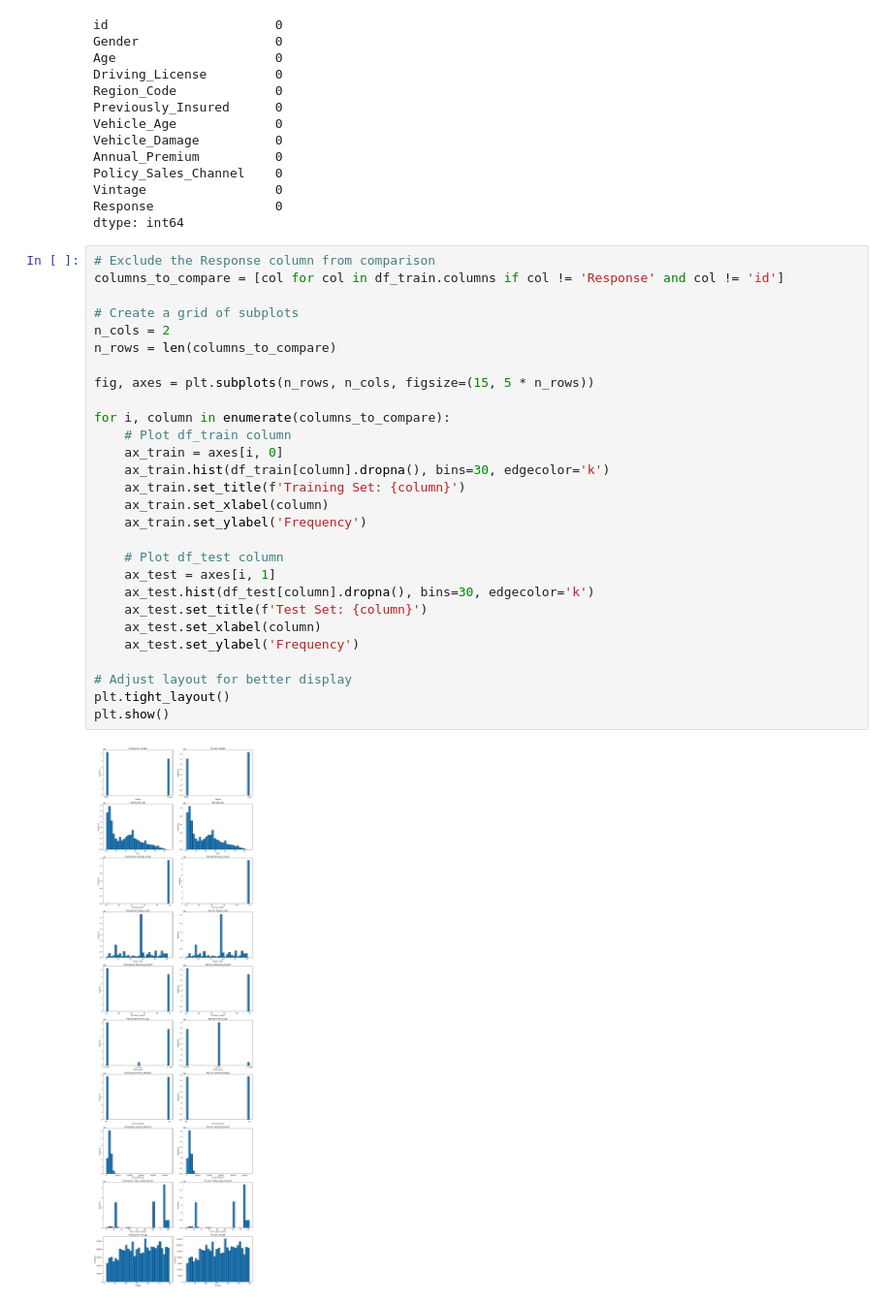
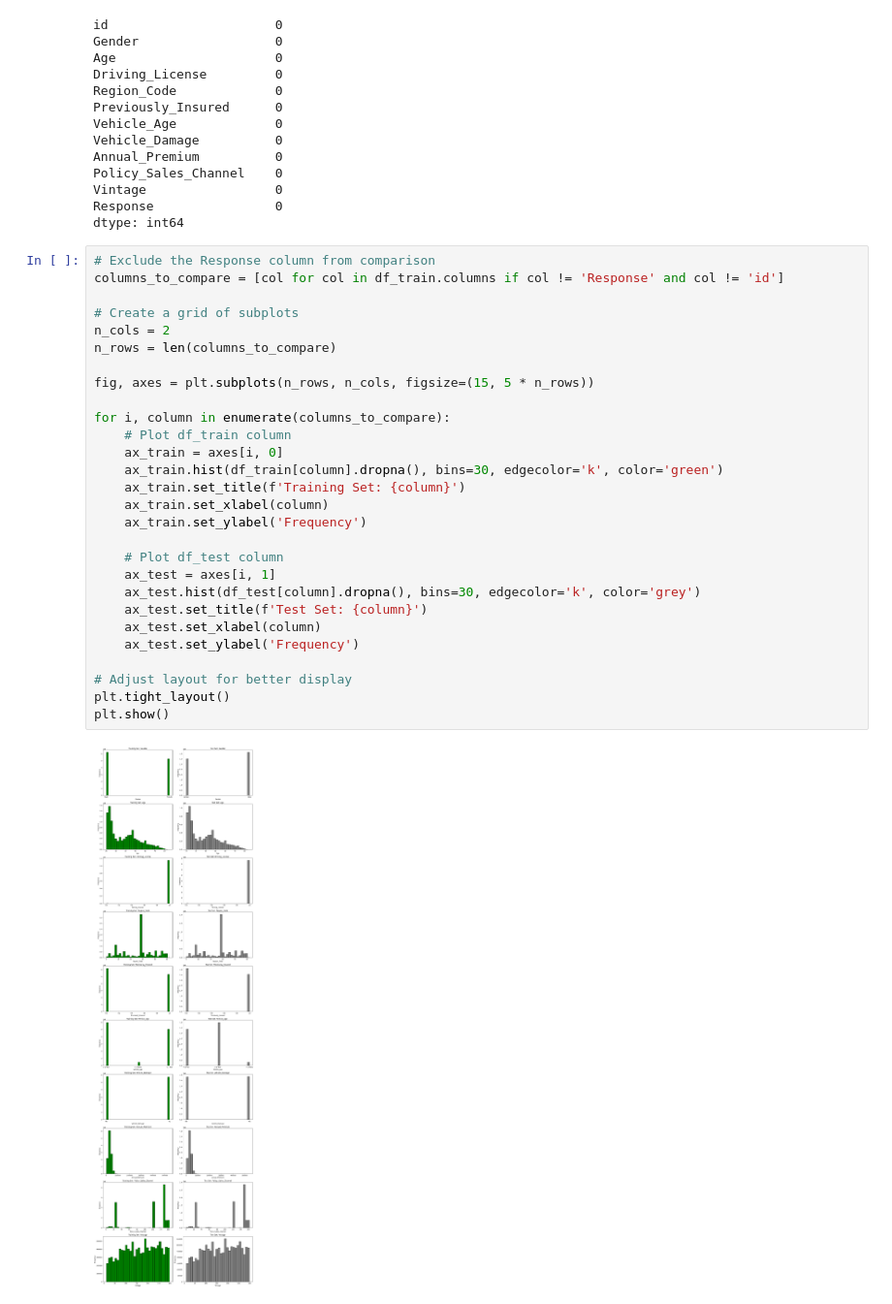
Before and after one commit to JeremiasRyser/final_project_Binary_Classification, a Jupyter notebook: notebooks/mario/M_01_EDA.ipynb, the cells around one changed output. Shown at 97% size. Drawn from its saved outputs; the diff is of its cells as text.

```diff
--- a/notebooks/mario/M_01_EDA.ipynb
+++ b/notebooks/mario/M_01_EDA.ipynb
@@ -87,30 +108,30 @@ dtype: int64
 # %%
 # Exclude the Response column from comparison
 columns_to_compare = [col for col in df_train.columns if col != 'Response' and col != 'id']
 
 # Create a grid of subplots
 n_cols = 2
 n_rows = len(columns_to_compare)
 
 fig, axes = plt.subplots(n_rows, n_cols, figsize=(15, 5 * n_rows))
 
 for i, column in enumerate(columns_to_compare):
     # Plot df_train column
     ax_train = axes[i, 0]
-    ax_train.hist(df_train[column].dropna(), bins=30, edgecolor='k')
+    ax_train.hist(df_train[column].dropna(), bins=30, edgecolor='k', color='green')
     ax_train.set_title(f'Training Set: {column}')
     ax_train.set_xlabel(column)
     ax_train.set_ylabel('Frequency')
 
     # Plot df_test column
     ax_test = axes[i, 1]
-    ax_test.hist(df_test[column].dropna(), bins=30, edgecolor='k')
+    ax_test.hist(df_test[column].dropna(), bins=30, edgecolor='k', color='grey')
     ax_test.set_title(f'Test Set: {column}')
     ax_test.set_xlabel(column)
     ax_test.set_ylabel('Frequency')
 
 # Adjust layout for better display
 plt.tight_layout()
 plt.show()
 # %% [output]
-[figure, old version]
+[figure, new version]
```
Also changed, not shown: parts of 9 cells of this notebook.
